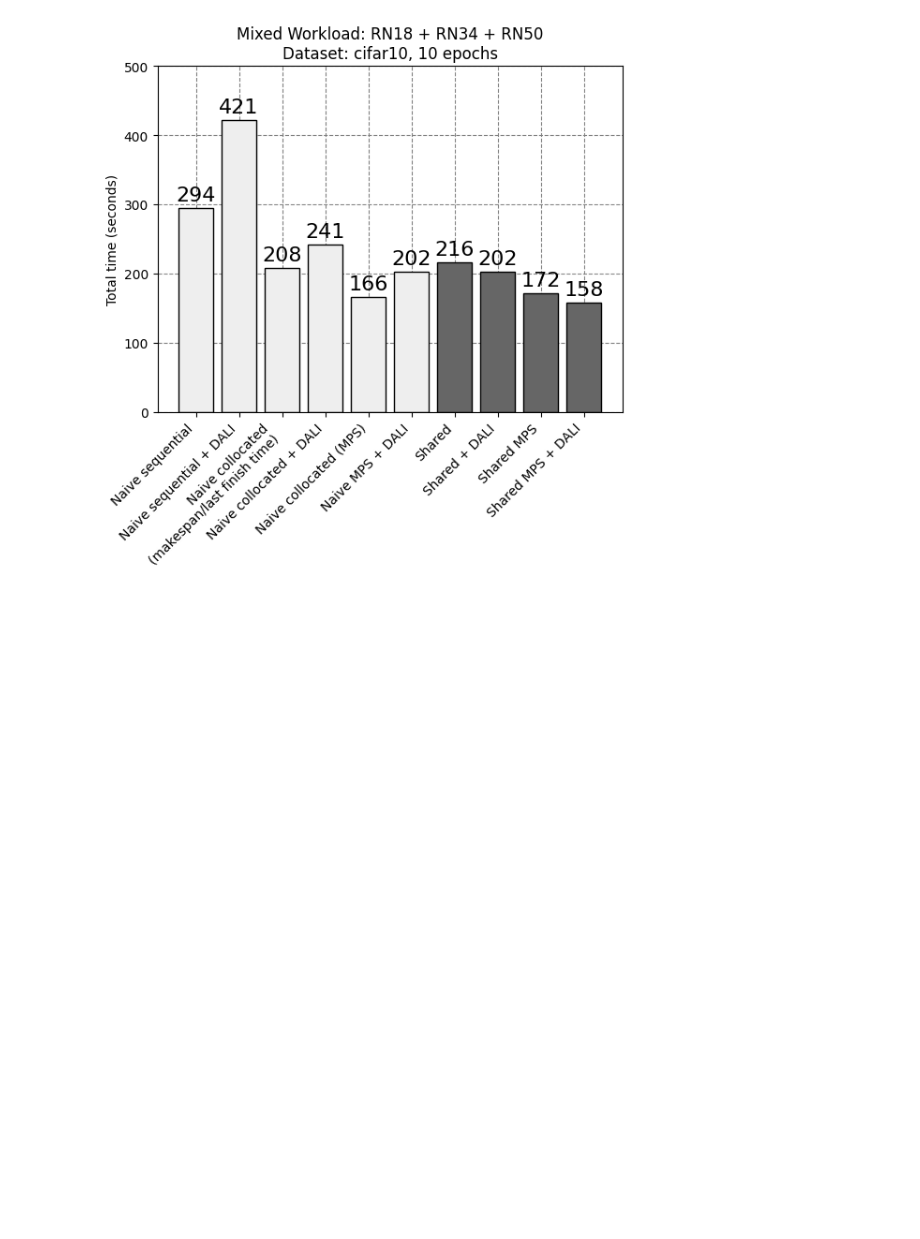
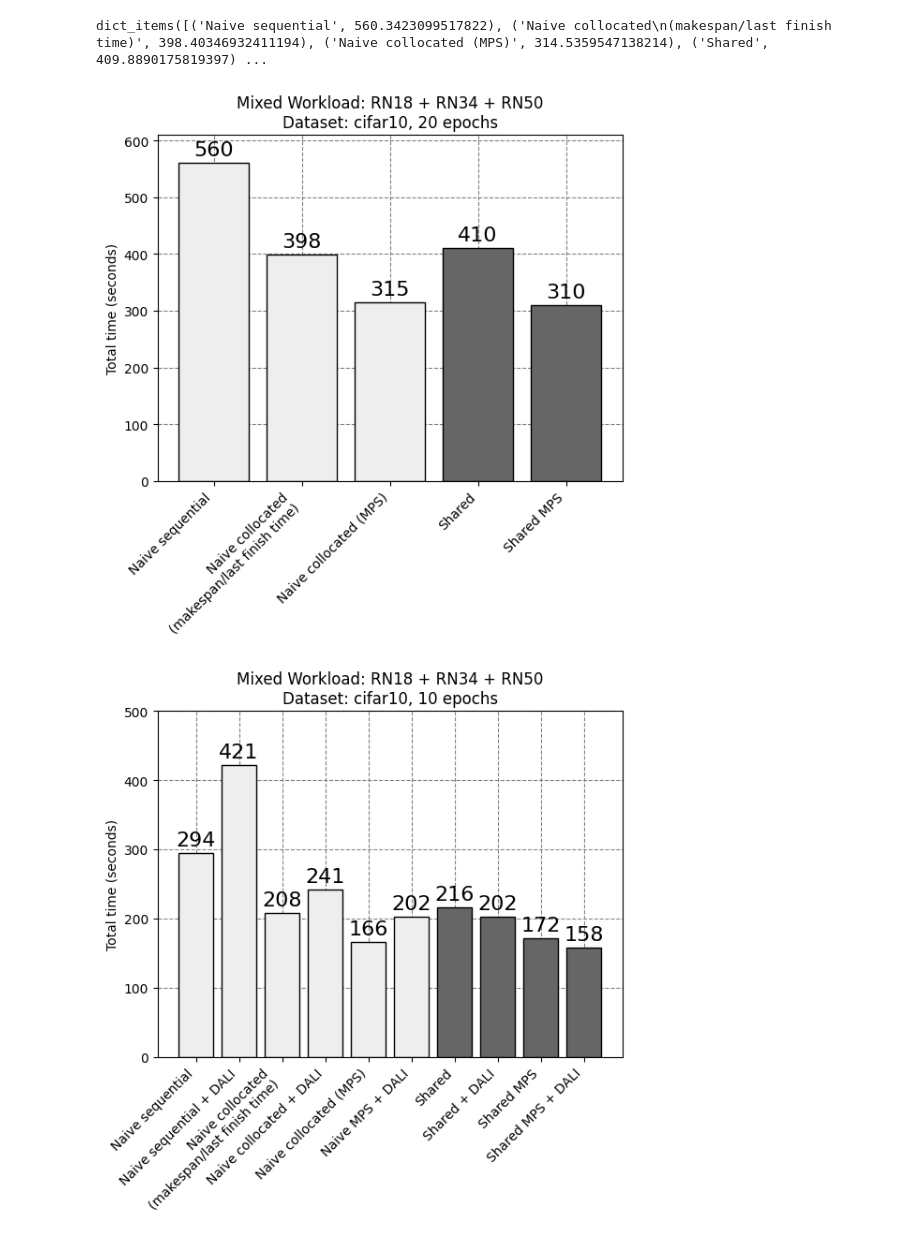
Before and after one commit to neilkimn/thesis, a Jupyter notebook: notebooks/g5_4xlarge_mixed_workload.ipynb, the cells around one changed output. Drawn from its saved outputs; the diff is of its cells as text; code cells hidden in the pictures; blank space fills up the shorter version.

Commit message:
mixed workload notebook

```diff
--- a/notebooks/g5_4xlarge_mixed_workload.ipynb
+++ b/notebooks/g5_4xlarge_mixed_workload.ipynb
@@ -5,12 +5,13 @@ import pandas as pd
 import seaborn as sns
 import os
 # %%
-log_path = Path(f"/home/kafka/repos/thesis/logs_g5_mixed")
+log_path = Path(f"/home/ubuntu/repos/thesis/logs_g5_mixed")
 MACHINE = "g5.4xlarge"
 BATCH_SIZE = 128
-DATASET = "imagenet_10pct"
+DATASET = "cifar10"
 
-model_name = f"resnet18_bs_{BATCH_SIZE}"
+#model_name = f"resnet18_bs_{BATCH_SIZE}"
+model_name = f"resnet18_mixed_bs_{BATCH_SIZE}"
 
 # Single training
 train_path = log_path / "single_runs" / DATASET
@@ -60,6 +76,27 @@ if DATASET == "imagenet_10pct":
     trace_pids = [
         7994, 2074, 3248, 5257,
     ]
+# %%
+measurements = {}
+
+naive_seq_1 = pd.read_csv(train_path / model_name / f"{naive_model_rn18_path_prefix}_{pids[0]}.csv")
+naive_seq_2 = pd.read_csv(train_path / model_name / f"{naive_model_rn34_path_prefix}_{pids[1]}.csv")
+naive_seq_3 = pd.read_csv(train_path / model_name / f"{naive_model_path_prefix}_{pids[2]}.csv")
+measurements["Naive sequential"] = naive_seq_1["total_time"].sum() + naive_seq_2["total_time"].sum() + naive_seq_3["total_time"].sum()
+
+#naive_col = pd.read_csv(train_path / model_name / f"{naive_model_path_prefix}_{pids[2]}.csv")
+naive_col = pd.read_csv(train_path / model_name / f"{naive_model_path_prefix}_{pids[3]}.csv")
+measurements["Naive collocated\n(makespan/last finish time)"] = naive_col["total_time"].sum()
+
+#naive_col_mps = pd.read_csv(train_path / model_name / f"{naive_model_path_prefix}_{pids[4]}.csv")
+naive_col_mps = pd.read_csv(train_path / model_name / f"{naive_model_path_prefix}_{pids[4]}.csv")
+measurements["Naive collocated (MPS)"] = naive_col_mps["total_time"].sum()
+
+shared = pd.read_csv(train_mul_path / f"{shared_model_path_prefix}_{pids[5]}.csv")
+measurements["Shared"] = shared["total_time"].sum()
+
+shared_mps = pd.read_csv(train_mul_path / f"{shared_model_path_prefix}_{pids[6]}.csv")
+measurements["Shared MPS"] = shared_mps["total_time"].sum()
 # %%
 measurements = {}
 
@@ -112,6 +149,29 @@ if DATASET == "cifar10":
 
     shared_mps_dali = pd.read_csv(train_mul_path / f"{shared_model_path_prefix}_{pids[13]}.csv")
     measurements["Shared MPS + DALI"] = shared_mps_dali["total_time"].sum()
+# %%
+measurements.items()
+# %% [output]
+dict_items([('Naive sequential', 560.3423099517822), ('Naive collocated\n(makespan/last finish time)', 398.40346932411194), ('Naive collocated (MPS)', 314.5359547138214), ('Shared', 409.8890175819397) ...
+# %%
+import matplotlib.pyplot as plt
+plt.rc('axes', axisbelow=True)
+
+
+colors = ['#eeeeee', '#eeeeee', '#eeeeee', '#666666', '#666666']
+#hatches = ["/", "/", "///", "/", "///"]
+(y_values,x_values) = zip(*measurements.items())
+bars = plt.bar(y_values, x_values, color=colors, edgecolor="black")
+plt.bar_label(bars, padding=3, fmt='%.0f', label_type="edge", color="black", size=16)
+#plt.xlabel('Collocation Method')
+plt.ylabel('Total time (seconds)')
+plt.title('Mixed Workload: RN18 + RN34 + RN50\nDataset: cifar10, 20 epochs')
+plt.xticks(rotation=45, ha="right")
+plt.ylim(0,610)
+plt.grid(color='gray', linestyle='dashed')
+plt.show()
+# %% [output]
+[figure, added]
 # %%
 import matplotlib.pyplot as plt
 plt.rc('axes', axisbelow=True)
```
Also changed, not shown: parts of 1 cell of this notebook.
